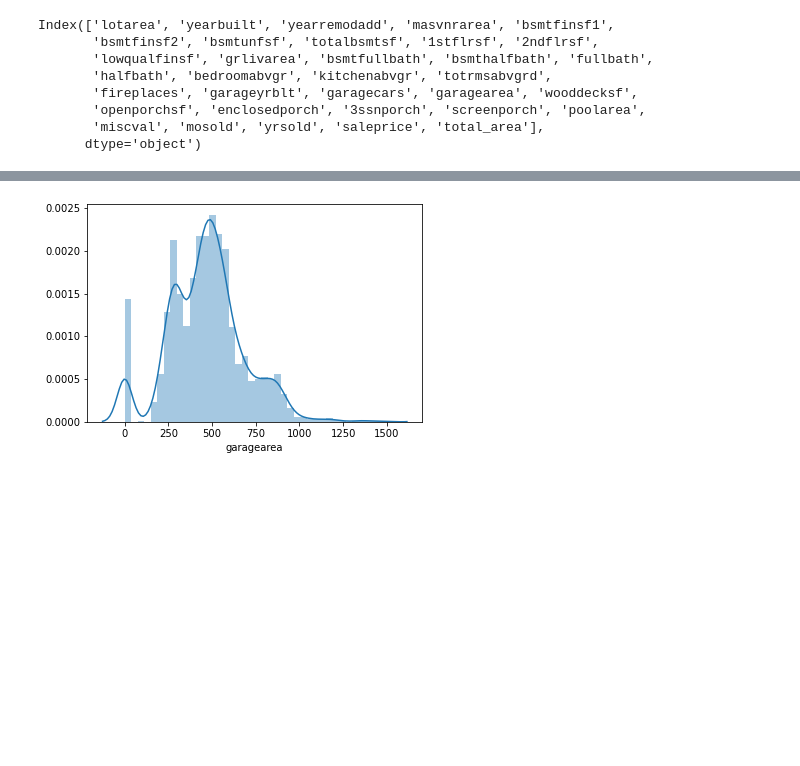
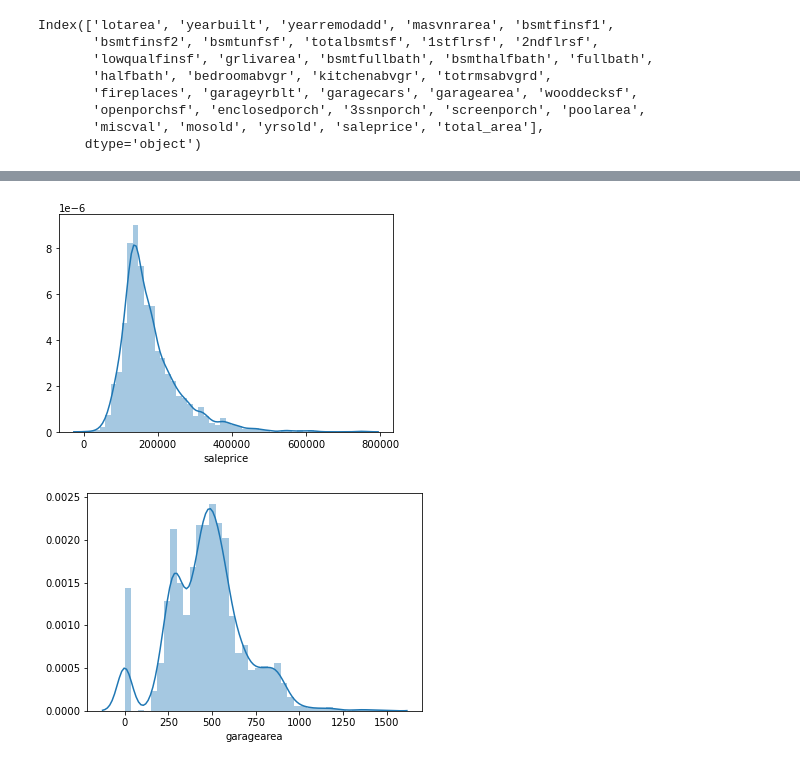
Before and after one commit to yajingran/group_2_final_project, a Jupyter notebook: Machine Leaning Model - House Price Prediction.ipynb, the cells around one changed output, grey strips where cells are left out. Drawn from its saved outputs; the diff is of its cells as text; code cells hidden in the pictures; blank space fills up the shorter version.

```diff
--- a/Machine Leaning Model - House Price Prediction.ipynb
+++ b/Machine Leaning Model - House Price Prediction.ipynb
@@ -95,12 +116,11 @@ Index(['lotarea', 'yearbuilt', 'yearremodadd', 'masvnrarea', 'bsmtfinsf1',
 # skewness = np.log(skewness)
 # skewness.sort_values(ascending=False)
 # %%
-# # check if saleprice is normally distributed in order to be used in our Multiple linear regression model later
-# sns.distplot(df['saleprice']);
-# #we can see the saleprice is right skewed
-
-# # transform the the saleprice by taking log to make the data more normally distribute
-# df['saleprice'] = np.log1p(df['saleprice'])
+# check if saleprice is normally distributed in order to be used in our Multiple linear regression model later
+sns.distplot(df['saleprice']);
+#we can see the saleprice is right skewed
+# %% [output]
+[figure, added]
 # %%
 #check the distribution of garagearea
 sns.distplot(df['garagearea']);
```
Also changed, not shown: parts of 32 cells of this notebook.
